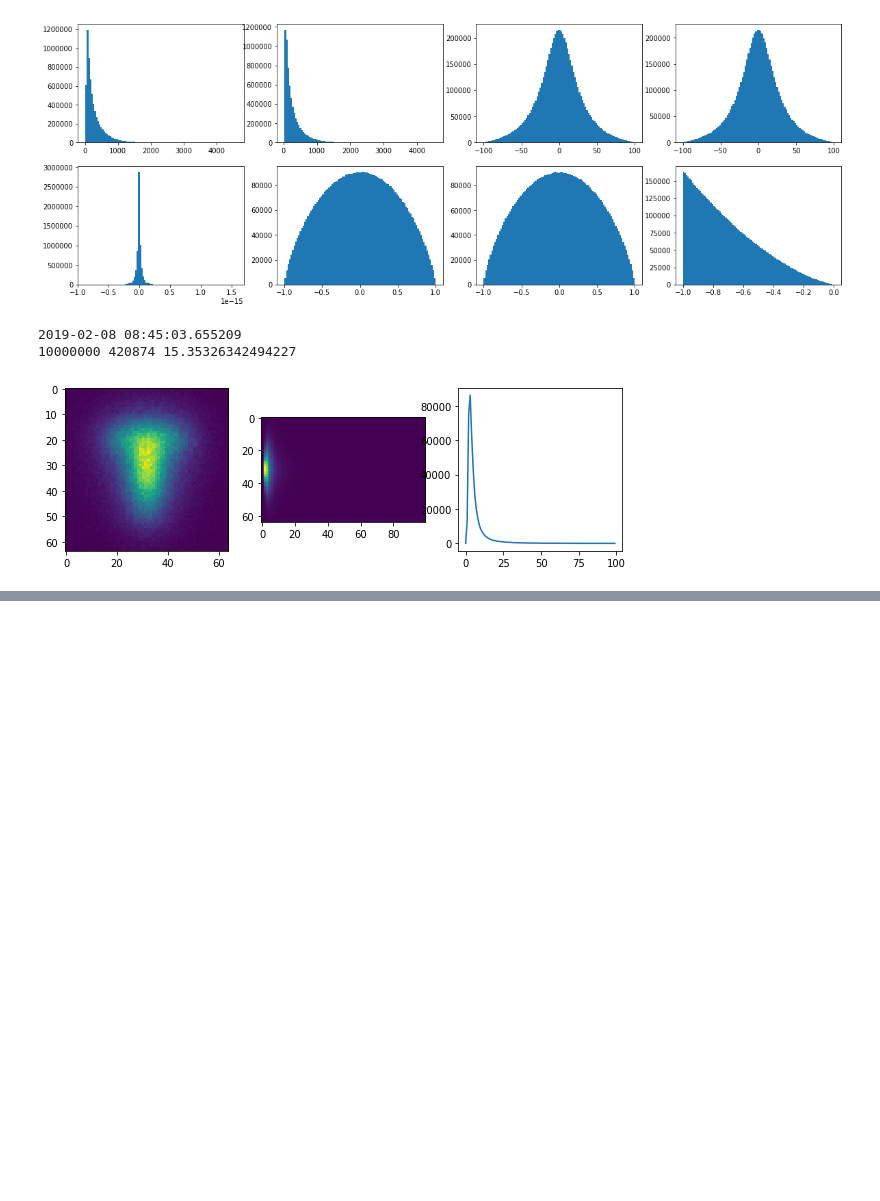
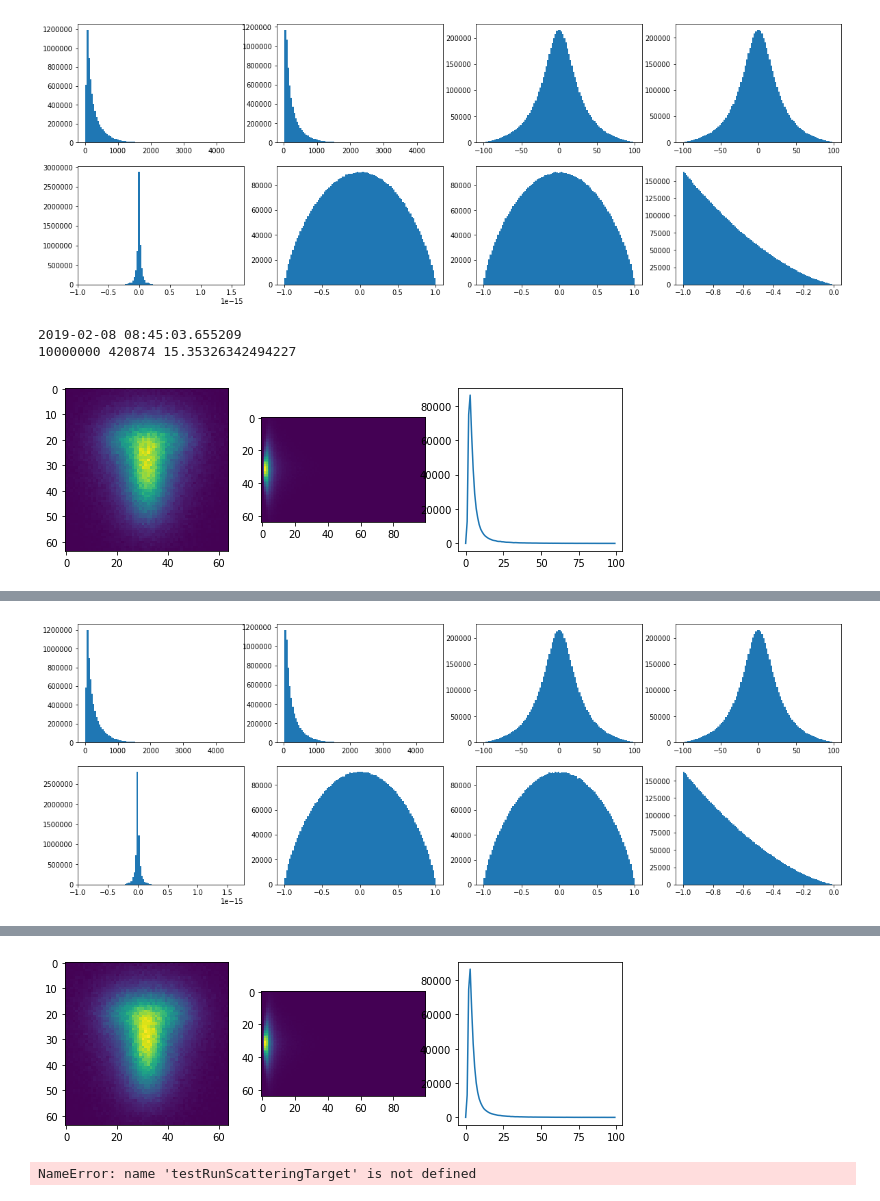
Before and after one commit to mitmedialab/MonteCarloRender, a Jupyter notebook: tests.ipynb, the cells around one changed output, grey strips where cells are left out. Saved outputs shown, nothing was run; the diff lists cells and outputs as text; code cells hidden in the pictures; blank space fills up the shorter version.

```diff
--- a/tests.ipynb
+++ b/tests.ipynb
@@ -136,3 +216,8 @@ testRunTarget()
 2019-02-08 08:45:03.655209
 10000000 420874 15.35326342494227
 [figure]
+# %%
+testRun()
+testRunTarget()
+testRunScatteringTarget()
+# %% [output]
@@ -138,0 +226 @@ testRunTarget()
+[figure, added]
@@ -138,0 +229,2 @@ testRunTarget()
+[figure, added]
+NameError: name 'testRunScatteringTarget' is not defined
```
Also changed, not shown: parts of 6 cells of this notebook, 1 other file.
